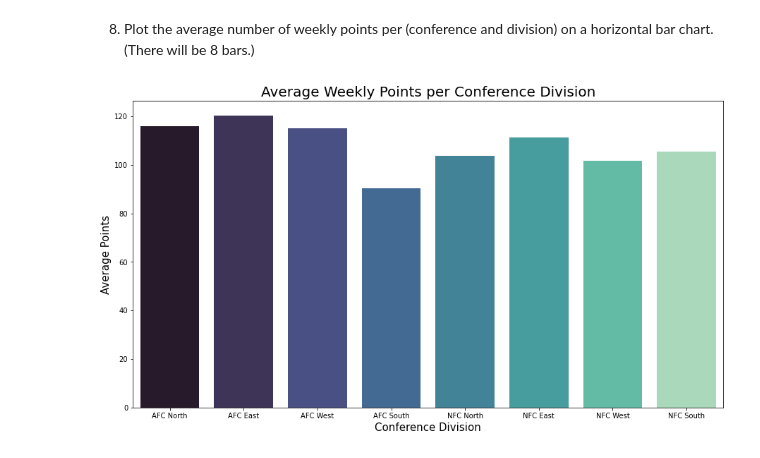
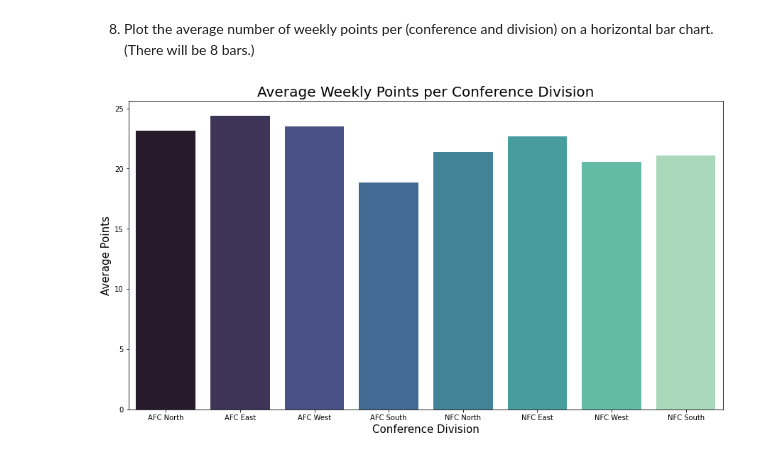
Before and after one commit to PHarris2002/CIS277-FA22-Lab6, a Jupyter notebook: Lab6.ipynb, the cells around one changed output. Cells and saved outputs as stored; diff of their text form; code cells hidden in the pictures.

Commit message:
Average Total Points Correction - 8:29pm 11/2

```diff
--- a/Lab6.ipynb
+++ b/Lab6.ipynb
@@ -97,7 +97,7 @@ y = []
 for name in team_list:
     mask = merged_data["team"] == name
 
-    points_average = merged_data[mask].points_scored.mean()
+    points_average = (merged_data[mask].points_scored.sum()) / (merged_data[mask].games.sum())
 
     x.append(name)
     y.append(round(points_average, 2))
@@ -219,7 +219,7 @@ y = []
 for name in team_list:
     mask = merged_data["team"] == name
 
-    points_average = merged_data[mask].points_scored.mean()
+    points_average = (merged_data[mask].points_scored.sum()) / (merged_data[mask].games.sum())
     yardperplay_average = merged_data[mask].yards_per_play.mean()
 
     x.append(yardperplay_average)
@@ -255,22 +255,22 @@ plt.ylabel('Total Penalty Yards', fontsize=label_size);
 # %%
 plt.figure(figsize=(15, 8))
 
 conference_list = ['AFC', 'NFC']
 division_list = ['North', 'East', 'West', 'South']
 
 x = []
 y = []
 
 for conf in conference_list:
     for div in division_list:
         mask = (merged_data["Conference"] == conf) & (merged_data["Division"] == div)
-        average_number_points = merged_data[mask].points_scored.mean()
+        average_number_points = (merged_data[mask].points_scored.sum()) / (merged_data[mask].games.sum())
         x.append(f'{conf} {div}')
         y.append(average_number_points)
 
 sns.barplot(x=x,y=y, palette="mako")
 plt.xlabel('Conference Division', fontsize=label_size)
 plt.ylabel('Average Points', fontsize=label_size)
 plt.title("Average Weekly Points per Conference Division", fontsize=title_size);
 # %% [output]
-[figure, old version]
+[figure, new version]
```
Also changed, not shown: parts of 3 cells of this notebook.
